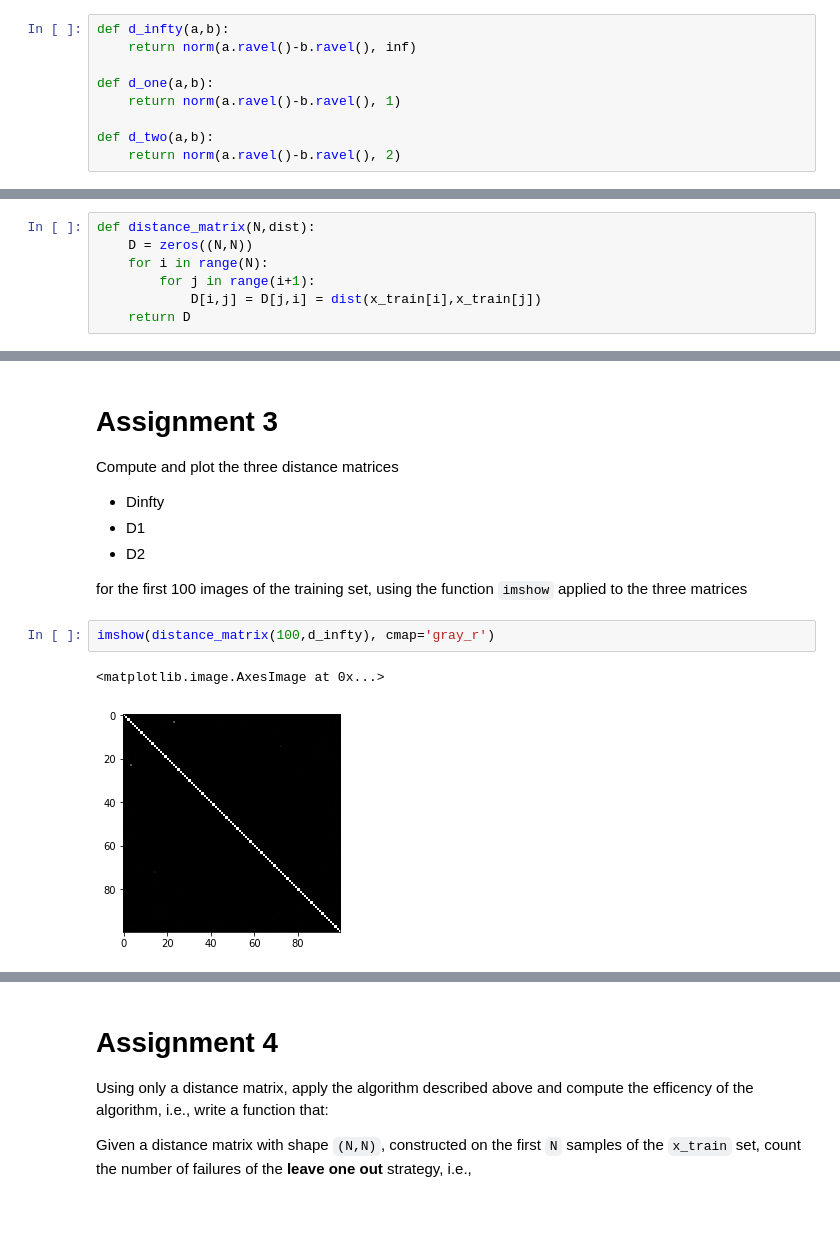
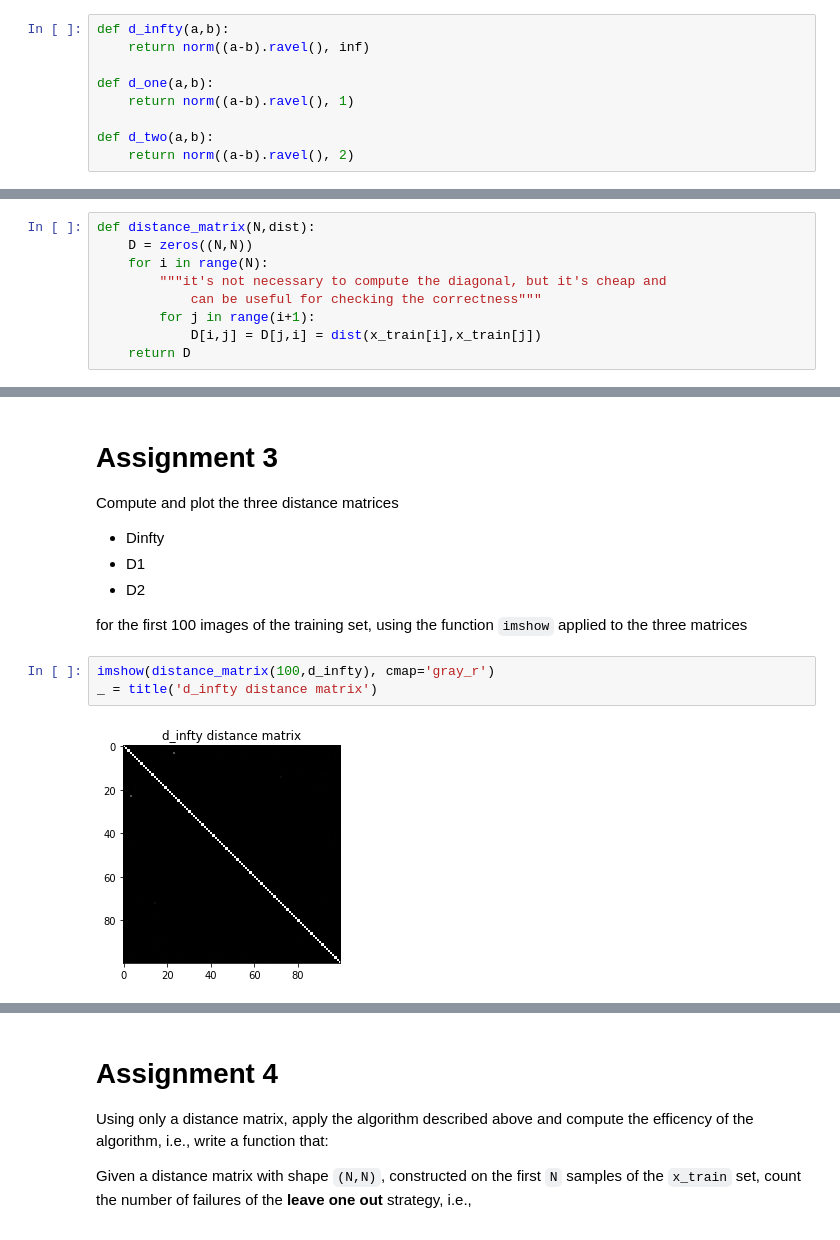
Before and after one commit to DavideScassola/P1.4_seed, a Jupyter notebook: final_project/davide_scassola_project.ipynb, the cells around one changed output, grey strips where cells are left out. Saved outputs shown, nothing was run; the diff lists cells and outputs as text.

```diff
--- a/final_project/davide_scassola_project.ipynb
+++ b/final_project/davide_scassola_project.ipynb
@@ -34,10 +48,10 @@ Implement the following distance functions
 that take two `(28,28)` images in input, and return a non-negative number.
 # %%
 def d_infty(a,b):
-    return norm(a.ravel()-b.ravel(), inf)
+    return norm((a-b).ravel(), inf)
 
 def d_one(a,b):
-    return norm(a.ravel()-b.ravel(), 1)
+    return norm((a-b).ravel(), 1)
 
 def d_two(a,b):
-    return norm(a.ravel()-b.ravel(), 2)
+    return norm((a-b).ravel(), 2)
@@ -59,6 +69,8 @@ performing the **minimum** number of operations (i.e., avoid computing a distanc
 def distance_matrix(N,dist):
     D = zeros((N,N))
     for i in range(N):
+        """it's not necessary to compute the diagonal, but it's cheap and
+            can be useful for checking the correctness"""
         for j in range(i+1):
             D[i,j] = D[j,i] = dist(x_train[i],x_train[j])
     return D
@@ -87,8 +86,8 @@ Compute and plot the three distance matrices
 for the first 100 images of the training set, using the function `imshow` applied to the three matrices
 # %%
 imshow(distance_matrix(100,d_infty), cmap='gray_r')
+_ = title('d_infty distance matrix')
 # %% [output]
-<matplotlib.image.AxesImage at 0x...>
-[figure, old version]
+[figure, new version]
 # %%
 imshow(distance_matrix(100,d_one), cmap='gray_r')
```
Also changed, not shown: parts of 37 cells of this notebook.
